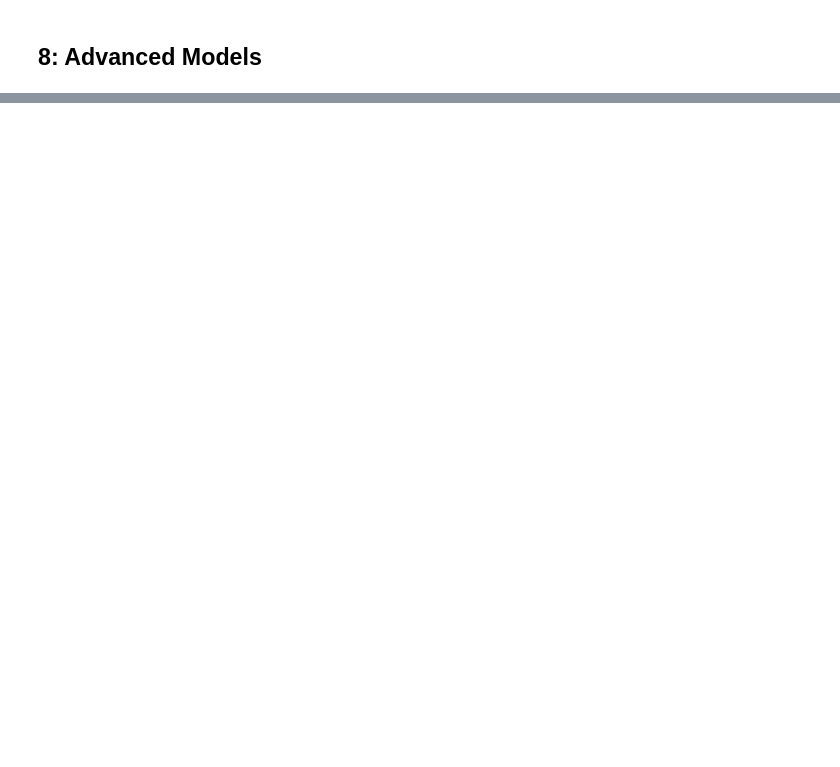
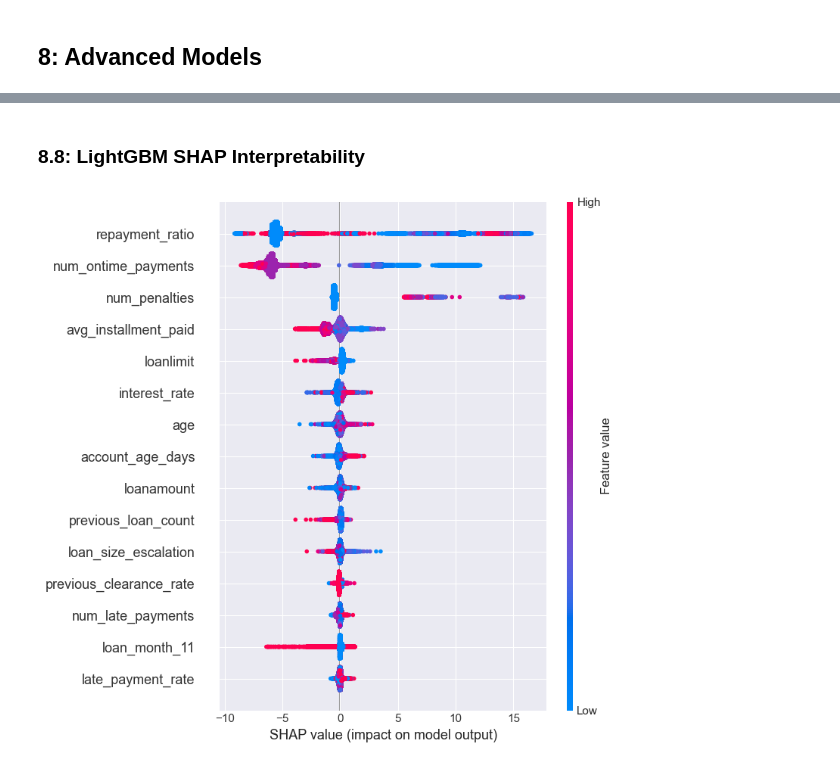
Before and after one commit to mnenedavid/Loan-Default-Risk-Detection, a Jupyter notebook: notebook.ipynb, the cells around one changed output, grey strips where cells are left out. Saved outputs shown, nothing was run; the diff lists cells and outputs as text; code cells hidden in the pictures; blank space fills up the shorter version.

```diff
--- a/notebook.ipynb
+++ b/notebook.ipynb
@@ -1631,3 +1636,6 @@ X = df[numerical_cols + categorical_cols]
 
 # Convert categorical features into object datatype
 X[categorical_cols] = X[categorical_cols].astype('object')
+
+main_df = X[categorical_cols+numerical_cols]
+main_df.head()
@@ -1790,0 +1850,3 @@ ax.set_ylabel('Feature');
+# %%
+#dropping Principal
+main_df = main_df.drop(columns=['principal'])
@@ -1792,0 +2100,20 @@ ax.set_ylabel('Feature');
+# %%
+#creating lgbm pipeline
+def train_evaluate_lgbm(X_train, X_test,y_train, y_test, random_state=15, **model_kwargs):
+
+    model = lgb.LGBMClassifier(random_state=random_state,n_jobs=-1,**model_kwargs)
+
+    model.fit(X_train, y_train)
+
+    train_pred = model.predict(X_train)
+    test_pred = model.predict(X_test)
+
+    metrics = {
+        "Precision": [precision_score(y_train, train_pred),precision_score(y_test, test_pred)],
+        "Recall": [ recall_score(y_train, train_pred), recall_score(y_test, test_pred) ],
+        "F1-Score": [ f1_score(y_train, train_pred), f1_score(y_test, test_pred) ],
+        "Accuracy": [ accuracy_score(y_train, train_pred), accuracy_score(y_test, test_pred) ]
+    }
+
+    results = pd.DataFrame(metrics, index=["Train Set", "Test Set"])
+    return model, results
@@ -1792,0 +2183,11 @@ ax.set_ylabel('Feature');
+# %%
+#LightGBM
+oversamplelgb, oversamplelgb_results = train_evaluate_lgbm(
+    X_train_os,X_test_final,
+    y_train_os,y_test,
+    n_estimators=500,learning_rate=0.05,
+    num_leaves=31,min_data_in_leaf=50
+    )
+
+print("LightGBM Model Performance (After Oversampling):")
+oversamplelgb_results
@@ -1792,0 +2210,10 @@ ax.set_ylabel('Feature');
+# %% [markdown]
+### 8.8: LightGBM SHAP Interpretability
+# %%
+import shap
+
+explainer = shap.TreeExplainer(oversamplelgb)
+shap_values = explainer.shap_values(X_train_final)
+shap.summary_plot(shap_values[1],X_train_final,max_display=15)
+# %% [output]
+[figure, added]
```
Also changed, not shown: parts of 59 cells of this notebook.
